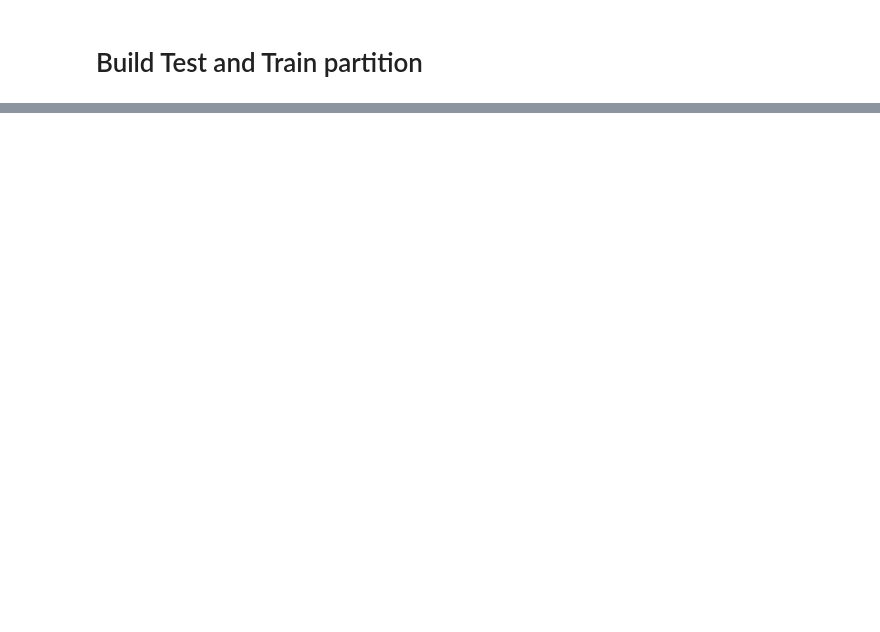
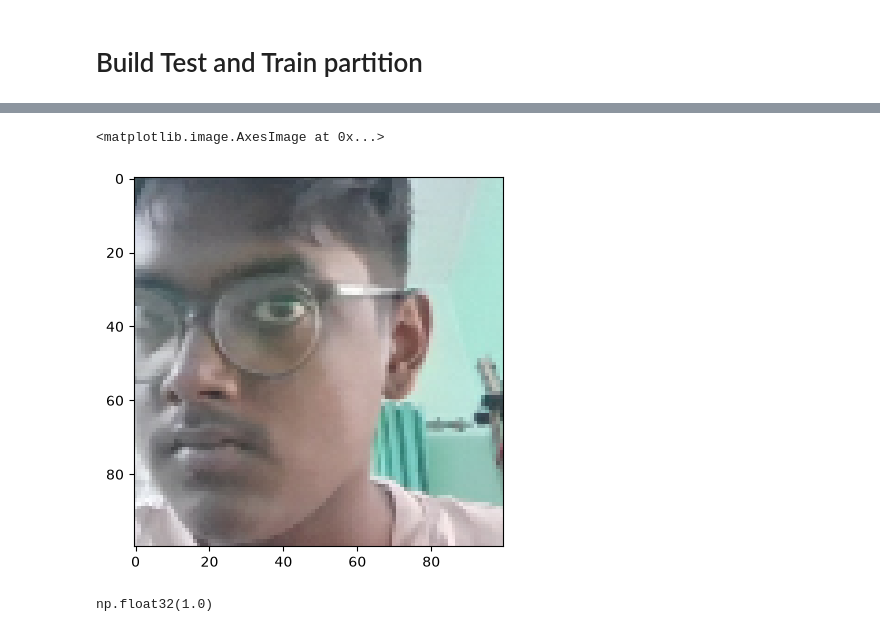
Before and after one commit to rottenambrosia/Facial-Recognition-using-Convolutional-Siamese-Networks, a Jupyter notebook: notebook.ipynb, the cells around one changed output, grey strips where cells are left out. Drawn from its saved outputs; the diff is of its cells as text; code cells hidden in the pictures; blank space fills up the shorter version.

```diff
--- a/notebook.ipynb
+++ b/notebook.ipynb
@@ -258,0 +267,2 @@ tuple
+# %%
+sample = data.as_numpy_iterator()
@@ -258,0 +289,9 @@ tuple
+# %%
+plt.imshow(sample.next()[0])
+# %% [output]
+<matplotlib.image.AxesImage at 0x...>
+[figure, added]
+# %%
+sample.next()[2]
+# %% [output]
+np.float32(1.0)
```
Also changed, not shown: parts of 15 cells of this notebook.
